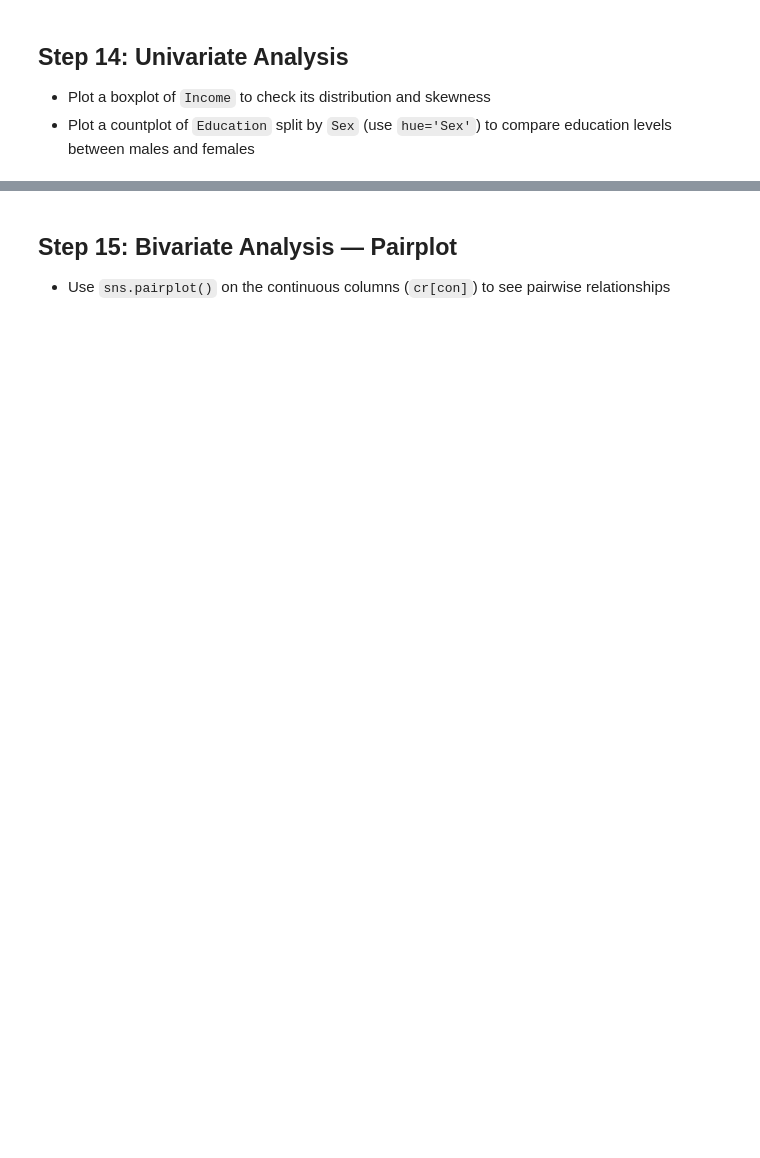
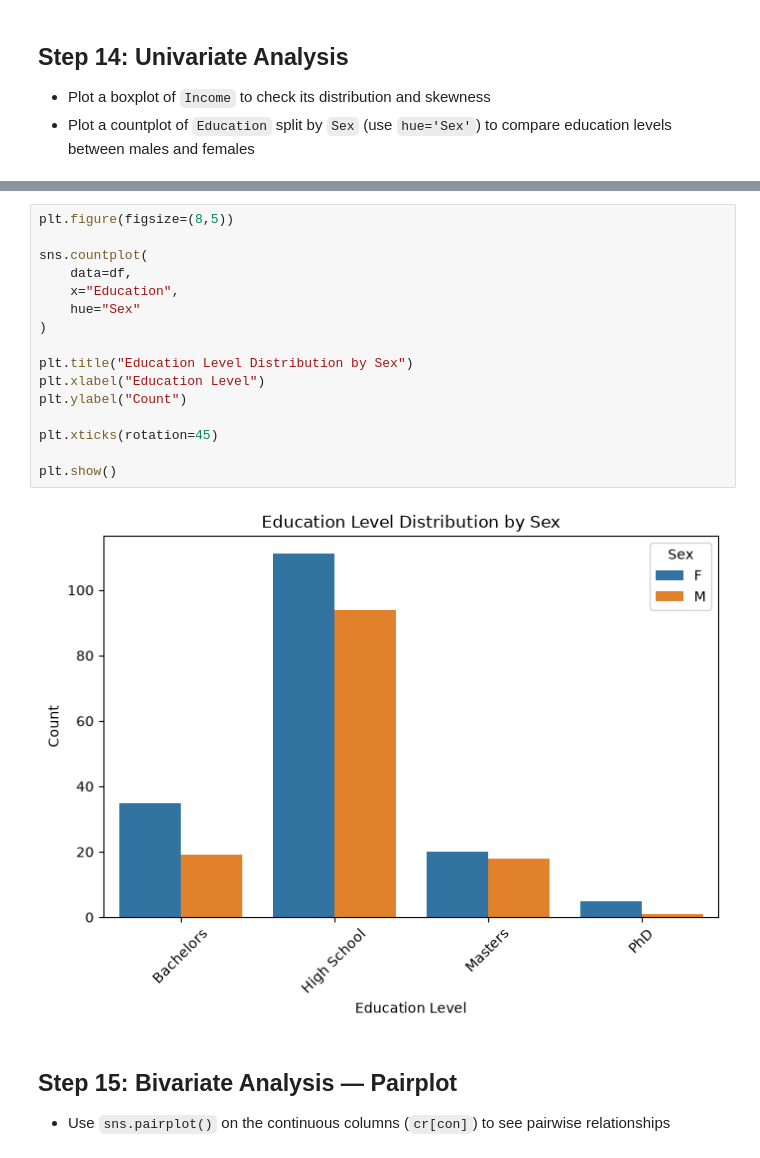
Before and after one commit to vinodh0512/ml-hcl, a Jupyter notebook: ex-2/EDA_Cars_Practice.ipynb, the cells around one changed output, grey strips where cells are left out. Drawn from its saved outputs; the diff is of its cells as text; blank space fills up the shorter version.

```diff
--- a/ex-2/EDA_Cars_Practice.ipynb
+++ b/ex-2/EDA_Cars_Practice.ipynb
@@ -276,3 +331,21 @@ Outliers treated successfully
+# %%
+plt.figure(figsize=(8,5))
+
+sns.countplot(
+    data=df,
+    x="Education",
+    hue="Sex"
+)
+
+plt.title("Education Level Distribution by Sex")
+plt.xlabel("Education Level")
+plt.ylabel("Count")
+
+plt.xticks(rotation=45)
+
+plt.show()
+# %% [output]
+[figure, added]
 # %% [markdown]
 ## Step 15: Bivariate Analysis — Pairplot
 
```
Also changed, not shown: parts of 23 cells of this notebook, 2 other files.
